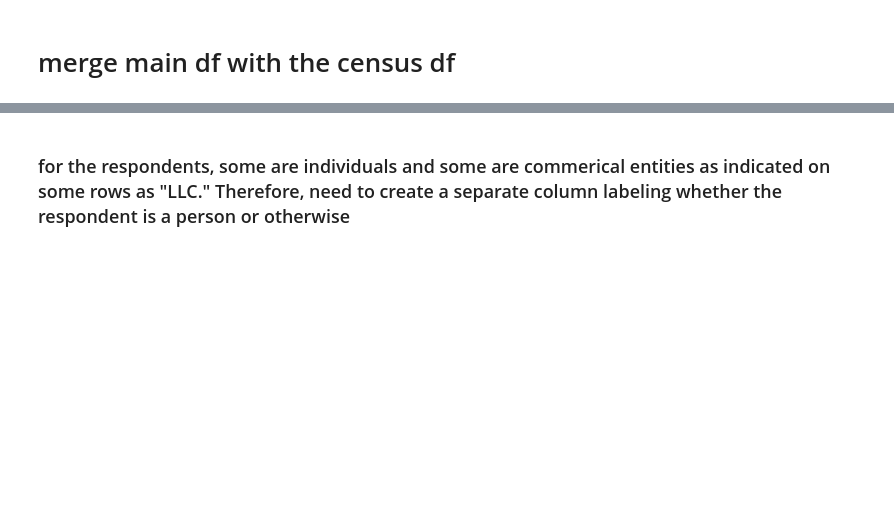
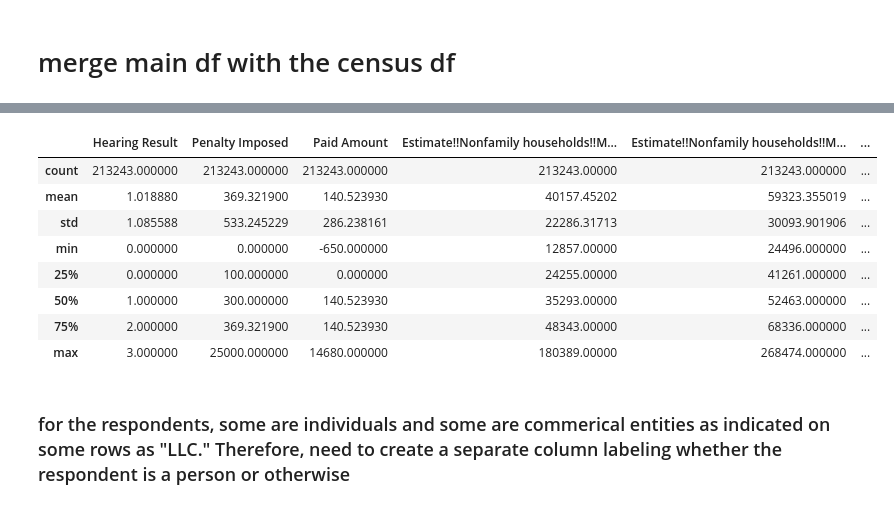
Before and after one commit to allisongao4015/oath_cases, a Jupyter notebook: 2ndNotebook.ipynb, the cells around one changed output, grey strips where cells are left out. Cells and saved outputs as stored; diff of their text form; code cells hidden in the pictures; blank space fills up the shorter version.

```diff
--- a/2ndNotebook.ipynb
+++ b/2ndNotebook.ipynb
@@ -488,3 +773,6 @@ merged_train_df["Paid Amount"].mean()
+# %%
+merged_train_df['Paid Amount'].fillna(merged_train_df['Paid Amount'].mean(), inplace=True)
+merged_train_df['Penalty Imposed'].fillna(merged_train_df['Penalty Imposed'].mean(), inplace=True)
 # %%
 merged_train_df["Penalty Imposed"].astype(int)
 merged_train_df["Paid Amount"].astype(int)
@@ -508,3 +876,15 @@ merged_train_df["Charge #1: Code Description"].value_counts()
+# %%
+merged_train_df.describe()
+# %% [output]
+|  | Hearing Result | Penalty Imposed | Paid Amount | Estimate!!Nonfamily households!!M... | Estimate!!Nonfamily households!!M... | ... |
+| count | 213243.000000 | 213243.000000 | 213243.000000 | 213243.00000 | 213243.000000 | ... |
+| mean | 1.018880 | 369.321900 | 140.523930 | 40157.45202 | 59323.355019 | ... |
+| std | 1.085588 | 533.245229 | 286.238161 | 22286.31713 | 30093.901906 | ... |
+| min | 0.000000 | 0.000000 | -650.000000 | 12857.00000 | 24496.000000 | ... |
+| 25% | 0.000000 | 100.000000 | 0.000000 | 24255.00000 | 41261.000000 | ... |
+| 50% | 1.000000 | 300.000000 | 140.523930 | 35293.00000 | 52463.000000 | ... |
+| 75% | 2.000000 | 369.321900 | 140.523930 | 48343.00000 | 68336.000000 | ... |
+| max | 3.000000 | 25000.000000 | 14680.000000 | 180389.00000 | 268474.000000 | ... |
 # %% [markdown]
 ### for the respondents, some are individuals and some are commerical entities as indicated on some rows as "LLC." Therefore, need to create a separate column labeling whether the respondent is a person or otherwise
 # %%
```
Also changed, not shown: parts of 84 cells of this notebook.
